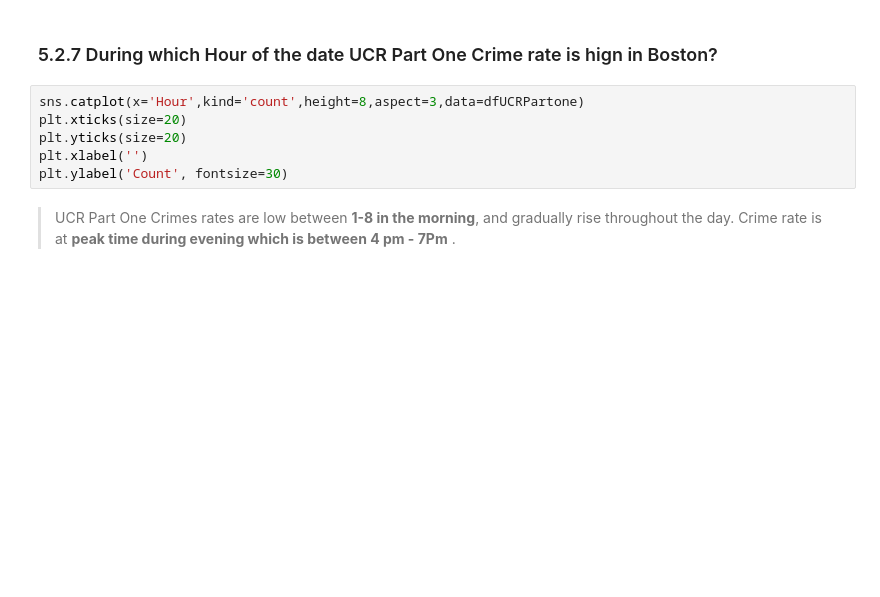
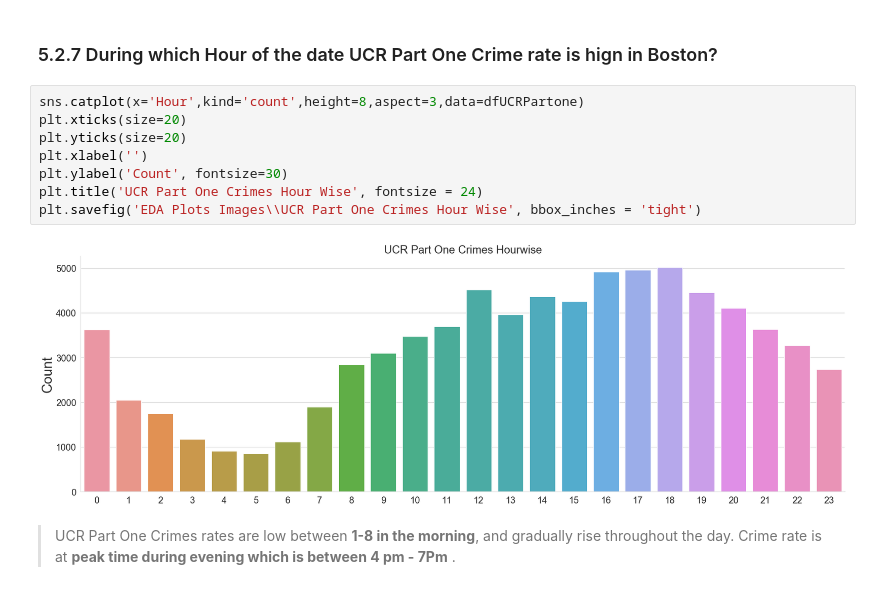
Before and after one commit to urvipasad/Exploratory-Data-Analysis-and-Data-Visualations, a Jupyter notebook: Boston Crime Data/eda-on-crimes-in-boston.ipynb, the cells around one changed output. Drawn from its saved outputs; the diff is of its cells as text; blank space fills up the shorter version.

```diff
--- a/Boston Crime Data/eda-on-crimes-in-boston.ipynb
+++ b/Boston Crime Data/eda-on-crimes-in-boston.ipynb
@@ -530,9 +587,13 @@ plt.ylabel('Count', fontsize=40)
 # %%
 sns.catplot(x='Hour',kind='count',height=8,aspect=3,data=dfUCRPartone)
 plt.xticks(size=20)
 plt.yticks(size=20)
 plt.xlabel('')
 plt.ylabel('Count', fontsize=30)
+plt.title('UCR Part One Crimes Hour Wise', fontsize = 24)
+plt.savefig('EDA Plots Images\\UCR Part One Crimes Hour Wise', bbox_inches = 'tight')
+# %% [output]
+[figure, added]
 # %% [markdown]
 > UCR Part One Crimes rates are low between **1-8 in the morning**, and gradually rise throughout the day. Crime rate is at **peak time during evening which is between 4 pm - 7Pm** .
 # %% [markdown]
```
Also changed, not shown: parts of 27 cells of this notebook.
